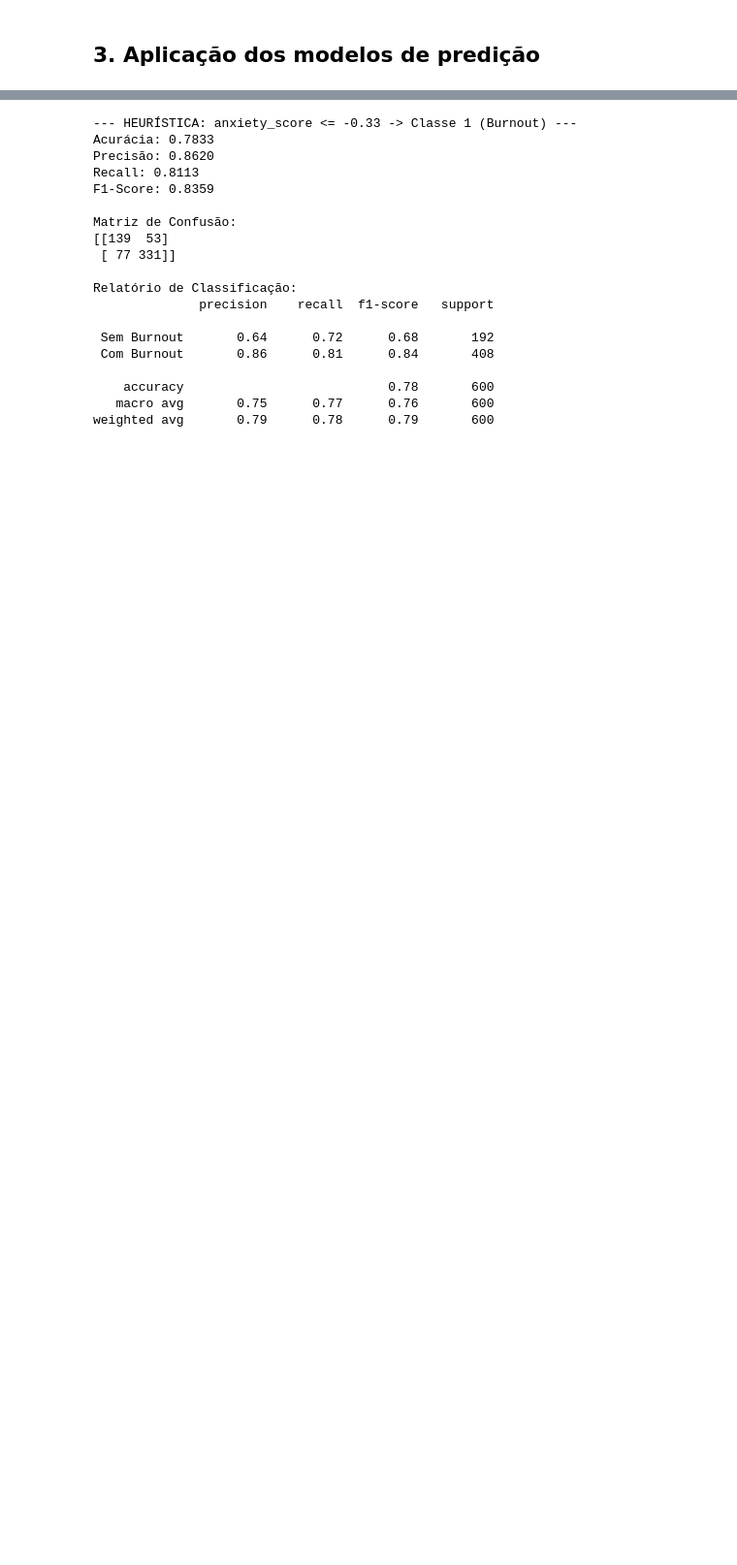
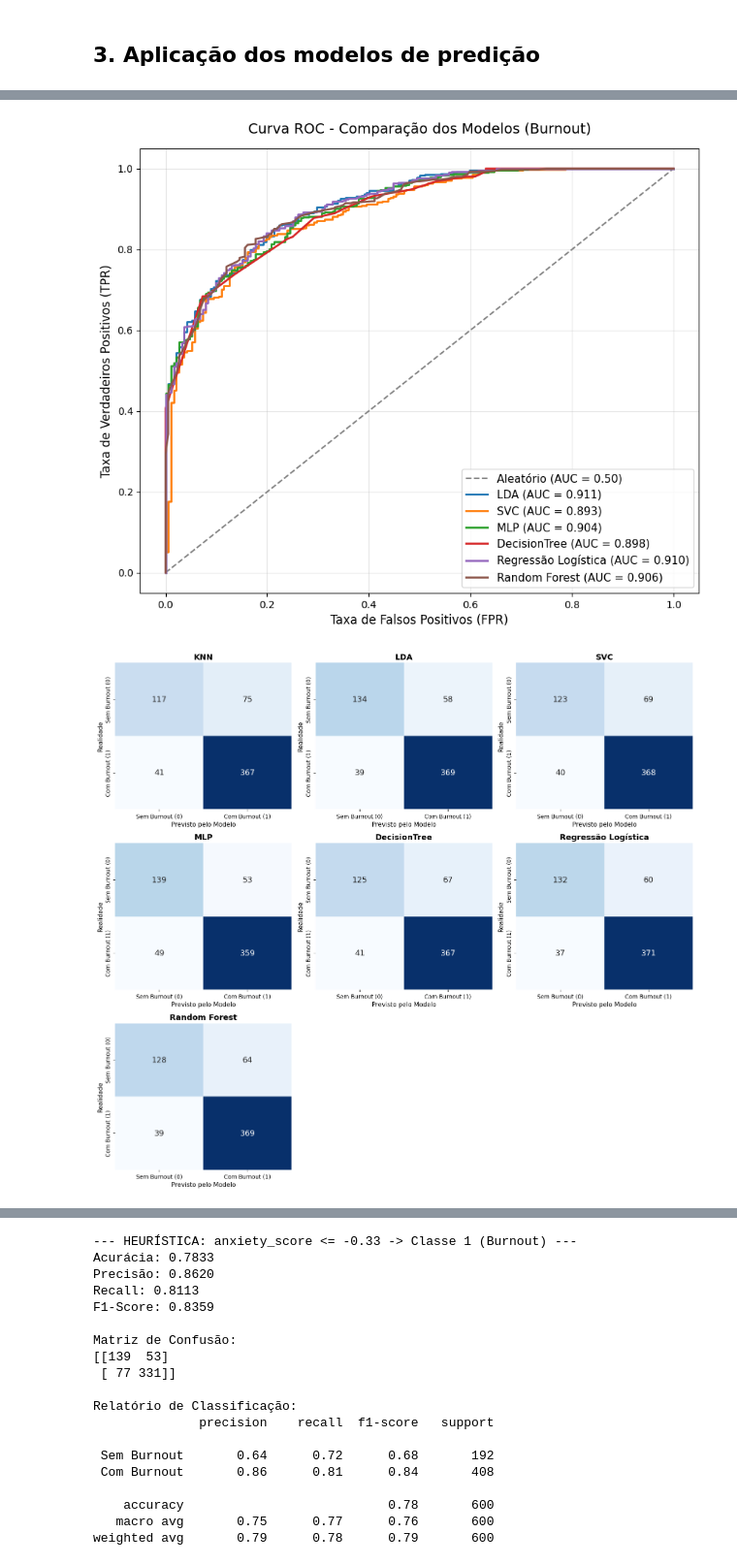
Before and after one commit to BrunuCosta/students_GPA_regression, a Jupyter notebook: students_burnout.ipynb, the cells around one changed output, grey strips where cells are left out. Shown at 97% size. Cells and saved outputs as stored; diff of their text form; code cells hidden in the pictures; blank space fills up the shorter version.

```diff
--- a/students_burnout.ipynb
+++ b/students_burnout.ipynb
@@ -329,3 +403,8 @@ weighted avg       0.80      0.80      0.80       600
+# %%
+avaliar_modelos(classifiers, X_test, y_test)
+# %% [output]
+[figure, added]
+[figure, added]
 # %%
 # Avaliar os resultados da melhor acurácia ( LDA ) e explicar as variáveis mais relevantes
 
```
Also changed, not shown: parts of 11 cells of this notebook.
